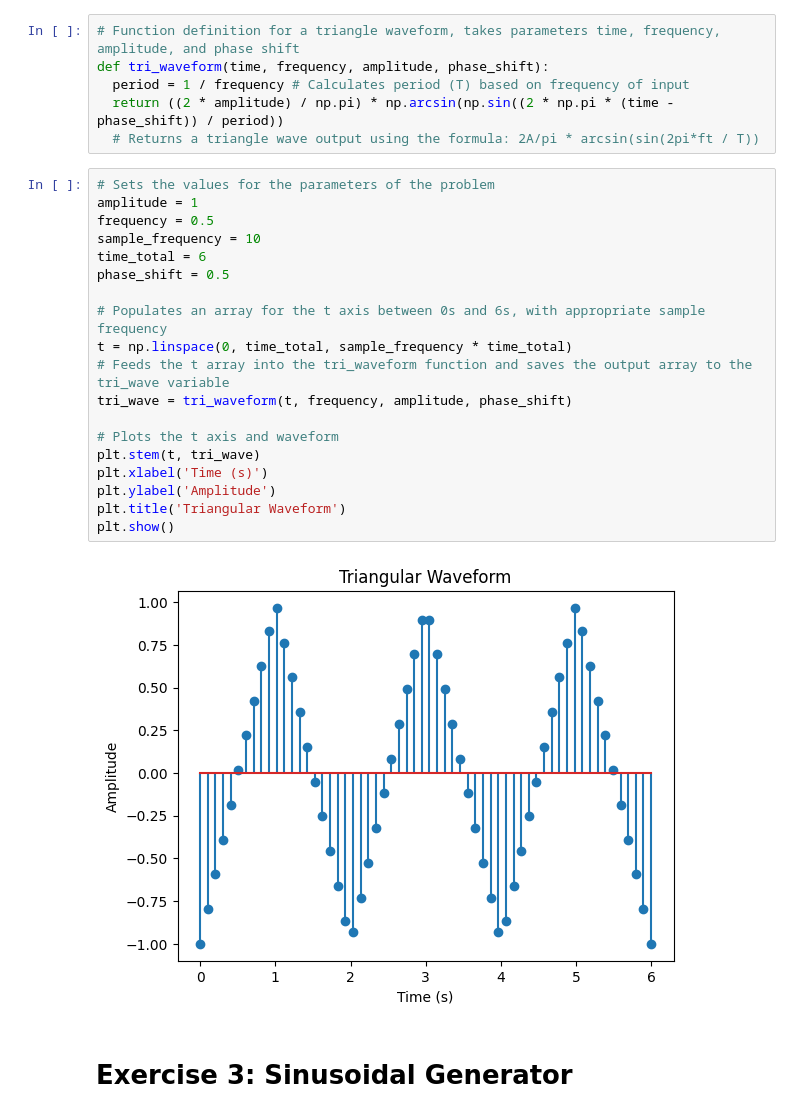
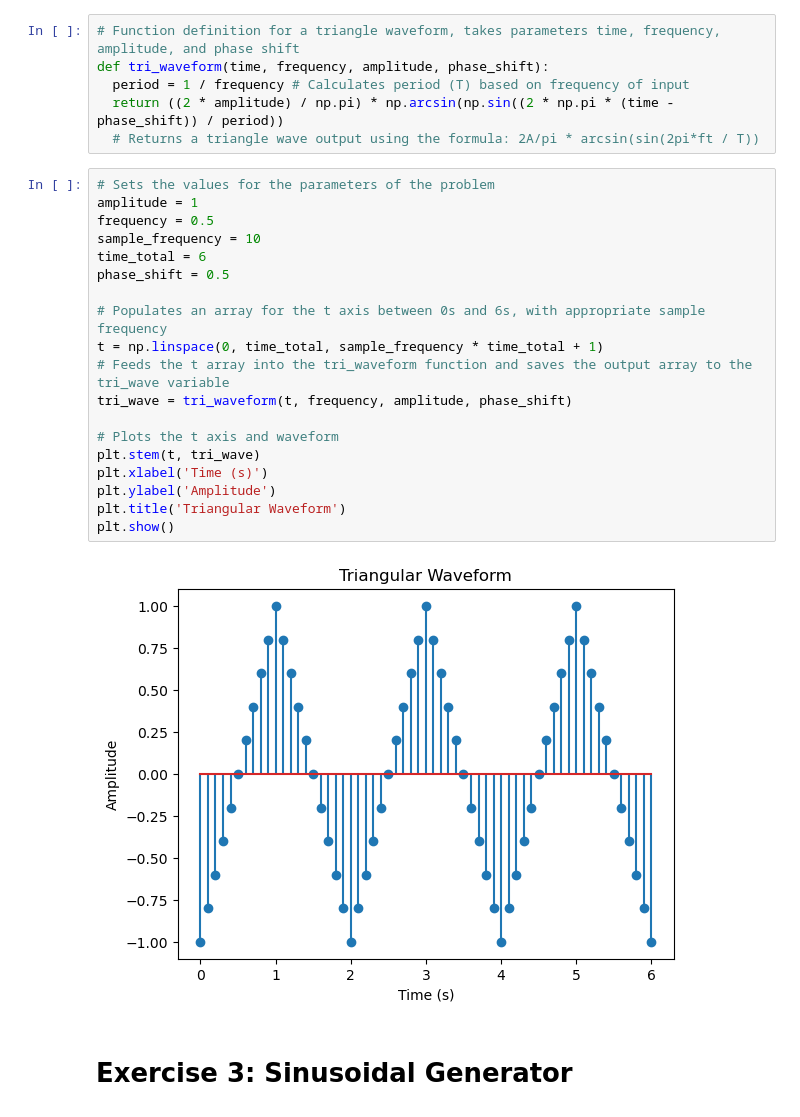
Before and after one commit to jakobtak/EE241A_G29, a Jupyter notebook: Lab2/Report_Template/Lab_2_Jeremy.ipynb, the cells around one changed output. Drawn from its saved outputs; the diff is of its cells as text.

```diff
--- a/Lab2/Report_Template/Lab_2_Jeremy.ipynb
+++ b/Lab2/Report_Template/Lab_2_Jeremy.ipynb
@@ -93,24 +88,24 @@ def tri_waveform(time, frequency, amplitude, phase_shift):
 # %%
 # Sets the values for the parameters of the problem
 amplitude = 1
 frequency = 0.5
 sample_frequency = 10
 time_total = 6
 phase_shift = 0.5
 
 # Populates an array for the t axis between 0s and 6s, with appropriate sample frequency
-t = np.linspace(0, time_total, sample_frequency * time_total)
+t = np.linspace(0, time_total, sample_frequency * time_total + 1)
 # Feeds the t array into the tri_waveform function and saves the output array to the tri_wave variable
 tri_wave = tri_waveform(t, frequency, amplitude, phase_shift)
 
 # Plots the t axis and waveform
 plt.stem(t, tri_wave)
 plt.xlabel('Time (s)')
 plt.ylabel('Amplitude')
 plt.title('Triangular Waveform')
 plt.show()
 # %% [output]
-[figure, old version]
+[figure, new version]
 # %% [markdown]
 # Exercise 3: Sinusoidal Generator
 # %%
```
Also changed, not shown: parts of 2 cells of this notebook.
